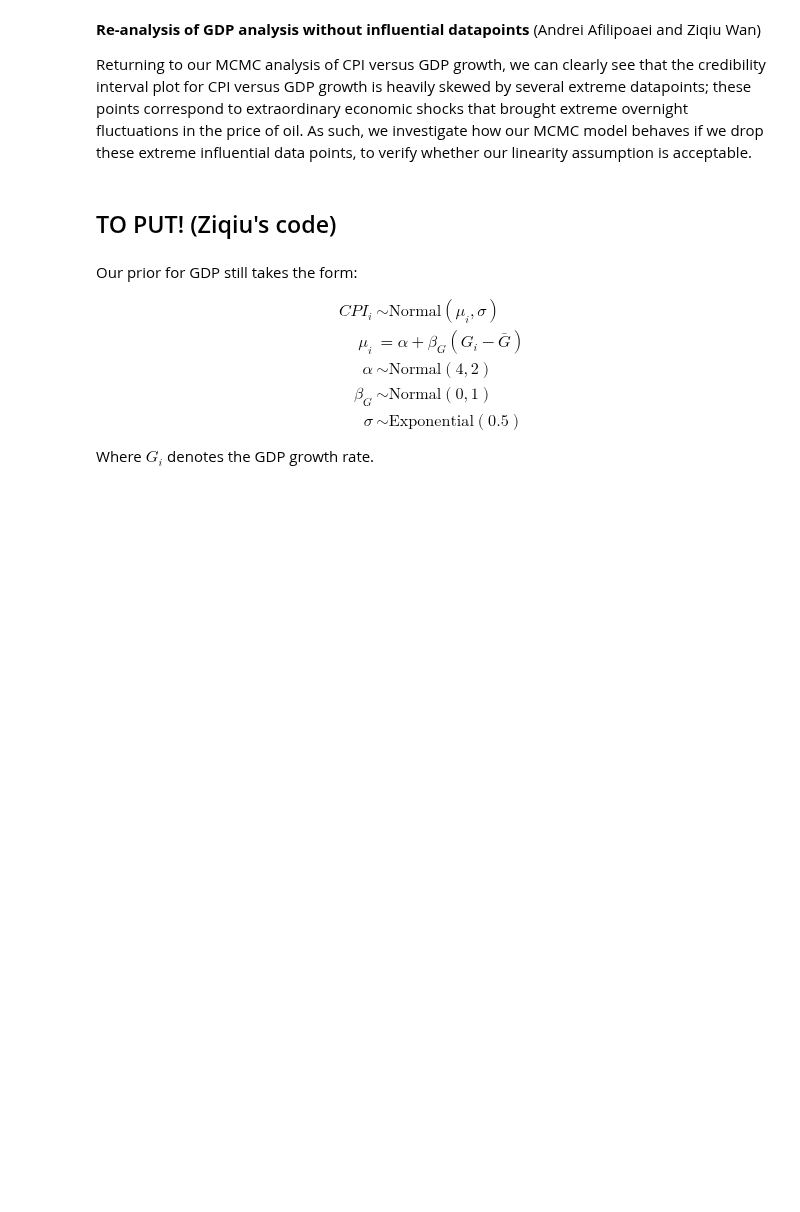
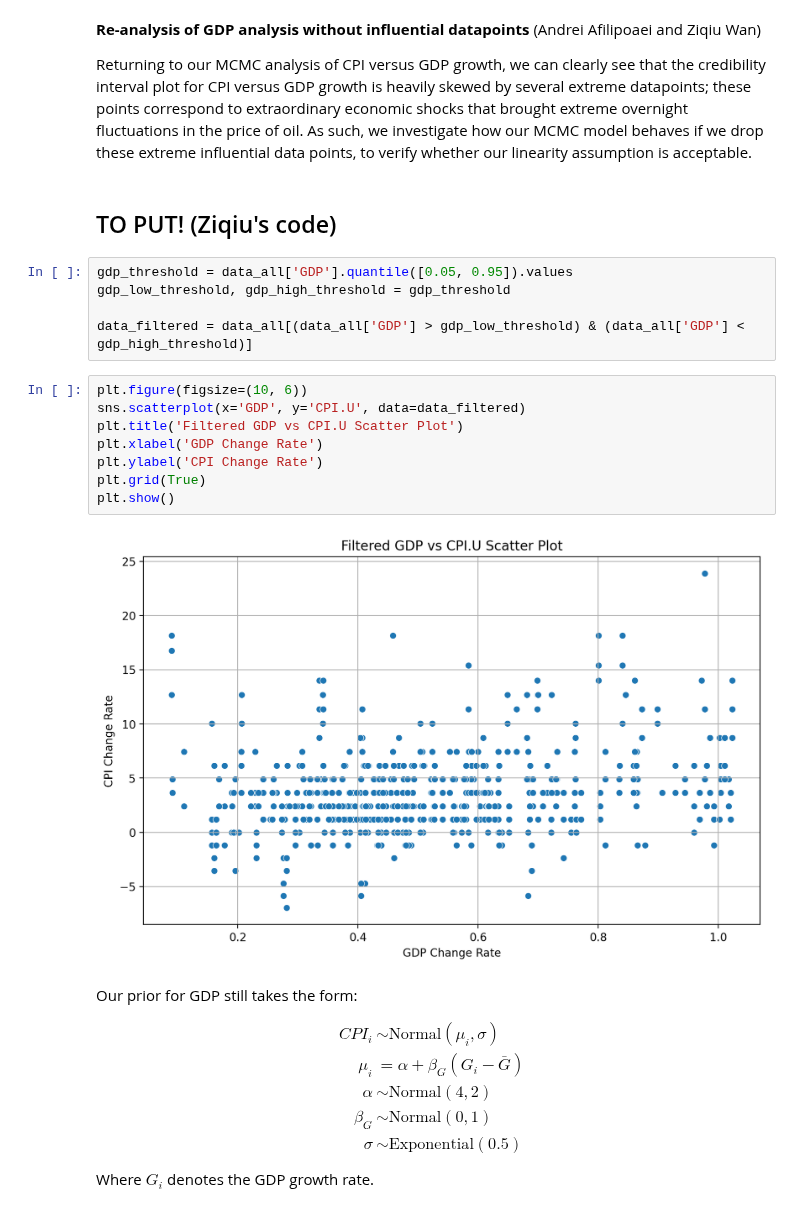
Before and after one commit to AndreiAf02/Math509Project_Public, a Jupyter notebook: 509ProjectV2.ipynb, the cells around one changed output. Cells and saved outputs as stored; diff of their text form; blank space fills up the shorter version.

```diff
--- a/509ProjectV2.ipynb
+++ b/509ProjectV2.ipynb
@@ -535,6 +598,21 @@ As can be seen, once those extreme datapoints have been dropped, the regression
 Returning to our MCMC analysis of CPI versus GDP growth, we can clearly see that the credibility interval plot for CPI versus GDP growth is heavily skewed by several extreme datapoints; these points correspond to extraordinary economic shocks that brought extreme overnight fluctuations in the price of oil. As such, we investigate how our MCMC model behaves if we drop these extreme influential data points, to verify whether our linearity assumption is acceptable.
 # %% [markdown]
 ## TO PUT! (Ziqiu's code)
+# %%
+gdp_threshold = data_all['GDP'].quantile([0.05, 0.95]).values
+gdp_low_threshold, gdp_high_threshold = gdp_threshold
+
+data_filtered = data_all[(data_all['GDP'] > gdp_low_threshold) & (data_all['GDP'] < gdp_high_threshold)]
+# %%
+plt.figure(figsize=(10, 6))
+sns.scatterplot(x='GDP', y='CPI.U', data=data_filtered)
+plt.title('Filtered GDP vs CPI.U Scatter Plot')
+plt.xlabel('GDP Change Rate')
+plt.ylabel('CPI Change Rate')
+plt.grid(True)
+plt.show()
+# %% [output]
+[figure, added]
 # %% [markdown]
 Our prior for GDP still takes the form:
 
```
Also changed, not shown: parts of 5 cells of this notebook.
